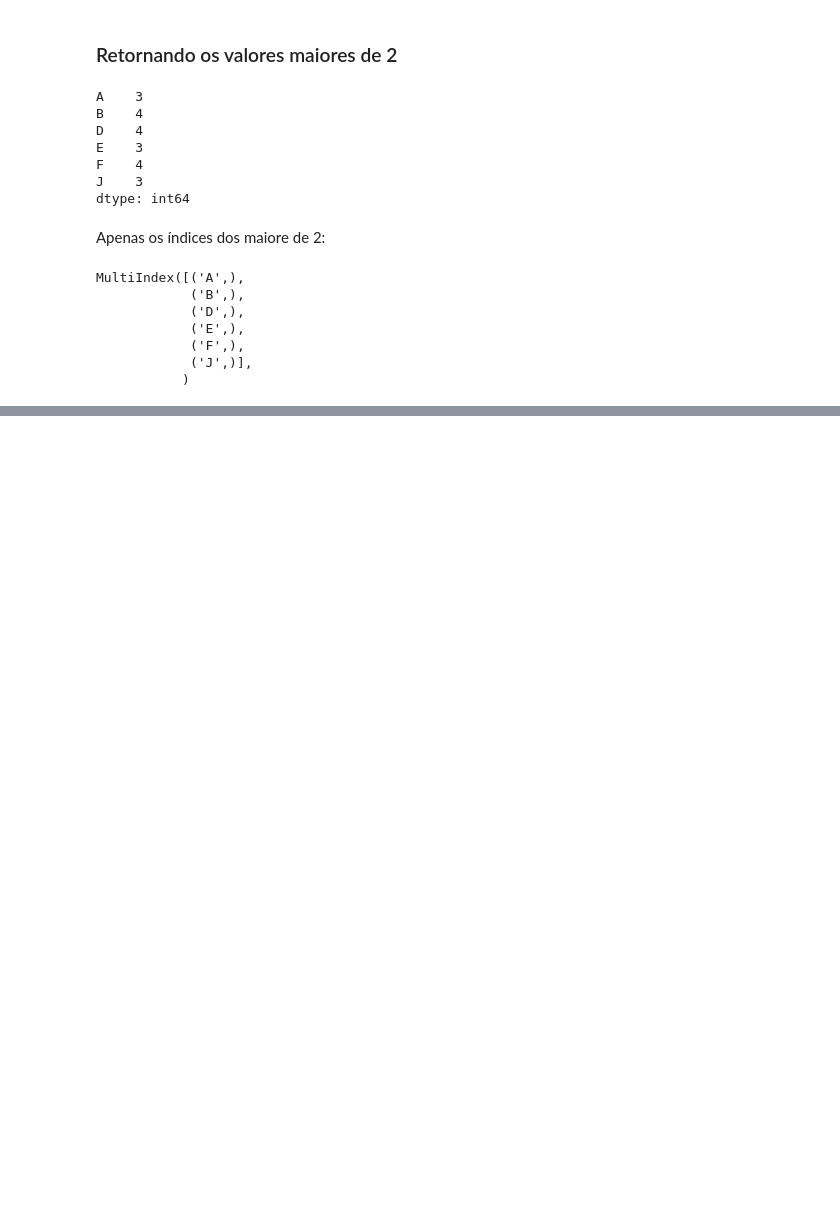
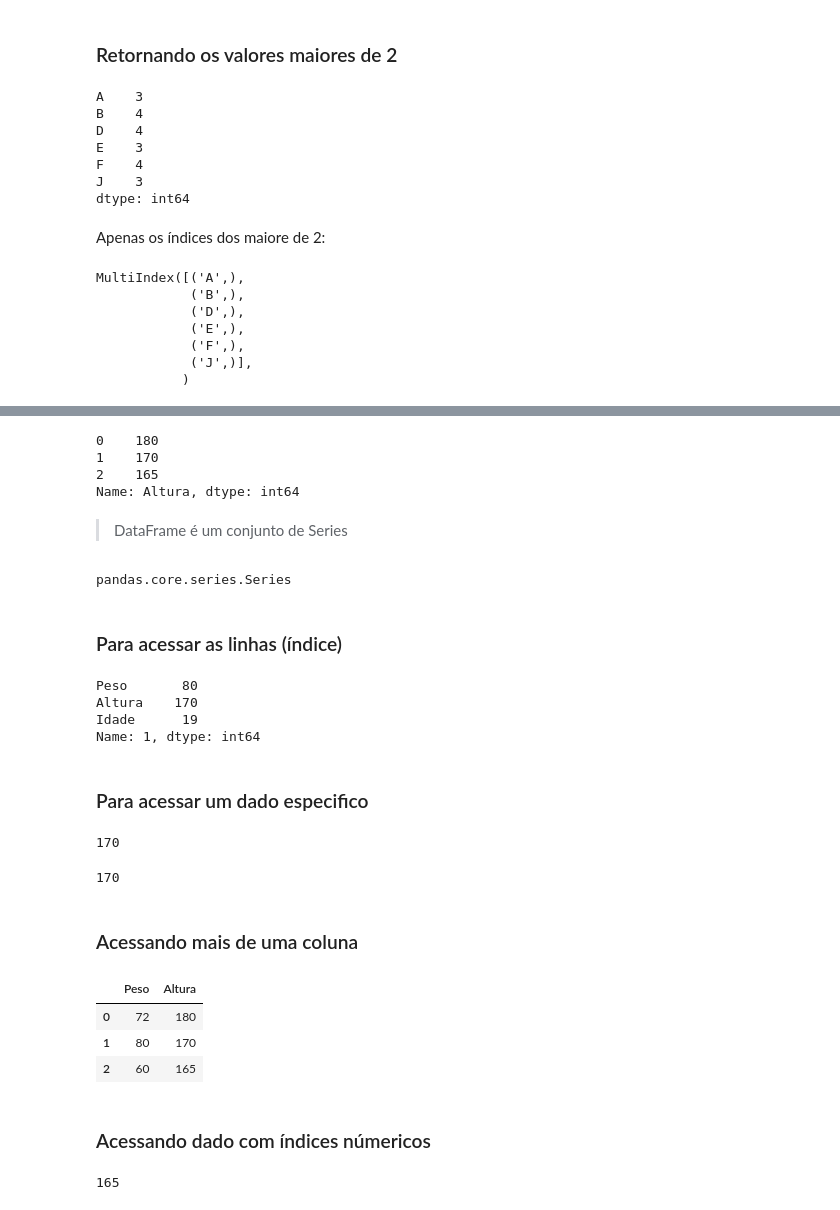
Before and after one commit to andre-jnr/DataScience, a Jupyter notebook: pandas.ipynb, the cells around one changed output, grey strips where cells are left out. Drawn from its saved outputs; the diff is of its cells as text; code cells hidden in the pictures; blank space fills up the shorter version.

```diff
--- a/pandas.ipynb
+++ b/pandas.ipynb
@@ -245,0 +270,47 @@ MultiIndex([('A',),
+# %%
+df['Altura']
+# %% [output]
+0    180
+1    170
+2    165
+Name: Altura, dtype: int64
+# %% [markdown]
+> DataFrame é um conjunto de Series
+# %%
+type(df['Altura'])
+# %% [output]
+pandas.core.series.Series
+# %% [markdown]
+### Para acessar as linhas (índice)
+# %%
+df.loc[1]
+# %% [output]
+Peso       80
+Altura    170
+Idade      19
+Name: 1, dtype: int64
+# %% [markdown]
+### Para acessar um dado especifico
+# %%
+df['Altura'][1]
+# %% [output]
+170
+# %%
+df.loc[1]['Altura']
+# %% [output]
+170
+# %% [markdown]
+### Acessando mais de uma coluna
+# %%
+df[['Peso', 'Altura']]
+# %% [output]
+|  | Peso | Altura |
+| 0 | 72 | 180 |
+| 1 | 80 | 170 |
+| 2 | 60 | 165 |
+# %% [markdown]
+### Acessando dado com índices númericos
+# %%
+df.iloc[2][1]
+# %% [output]
+165
```
Also changed, not shown: parts of 5 cells of this notebook.
